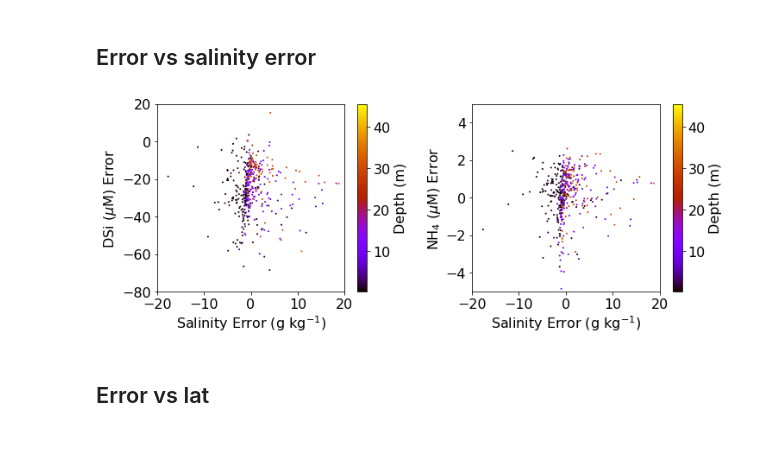
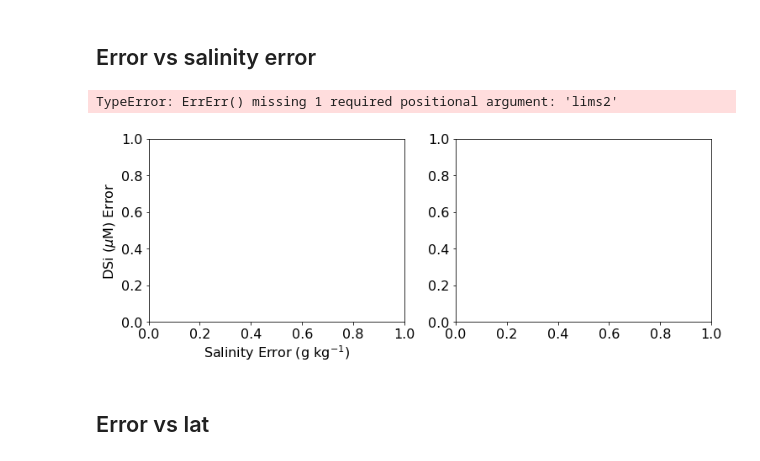
Before and after one commit to SalishSeaCast/analysis-keegan, a Jupyter notebook: notebooks/Evaluations/Individual_year_evaluations/2009_Puget_Evaluation.ipynb, the cells around one changed output. Drawn from its saved outputs; the diff is of its cells as text; code cells hidden in the pictures.

```diff
--- a/notebooks/Evaluations/Individual_year_evaluations/2009_Puget_Evaluation.ipynb
+++ b/notebooks/Evaluations/Individual_year_evaluations/2009_Puget_Evaluation.ipynb
@@ -603,13 +622,14 @@ Text(0, 0.5, 'NH4 Error ($\\mu$M) Error')
 # %%
 fig,ax=plt.subplots(1,2,figsize=(12,4))
 ax[0].set_xlabel('Salinity Error (g kg$^{-1}$)')
 ax[0].set_ylabel('DSi ($\mu$M) Error')
-m,cb=ErrErr(fig,ax[0],'SA','mod_vosaline','Si','mod_silicon',(-20,20),(-80,20))
+m,cb=ket.ErrErr(fig,ax[0],'SA','mod_vosaline','Si','mod_silicon',(-20,20),(-80,20))
 ax[1].set_xlabel('Salinity Error (g kg$^{-1}$)')
 ax[1].set_ylabel('NH$_4$ ($\mu$M) Error')
-m,cb=ErrErr(fig,ax[1],'SA','mod_vosaline','Amm','mod_ammonium',(-20,20),(-5,5))
+m,cb=ket.ErrErr(fig,ax[1],'SA','mod_vosaline','Amm','mod_ammonium',(-20,20),(-5,5))
 # %% [output]
+TypeError: ErrErr() missing 1 required positional argument: 'lims2'
-[figure, old version]
+[figure, new version]
 # %% [markdown]
 ## Error vs lat
 # %%
```
Also changed, not shown: parts of 14 cells of this notebook, 2 other files.
